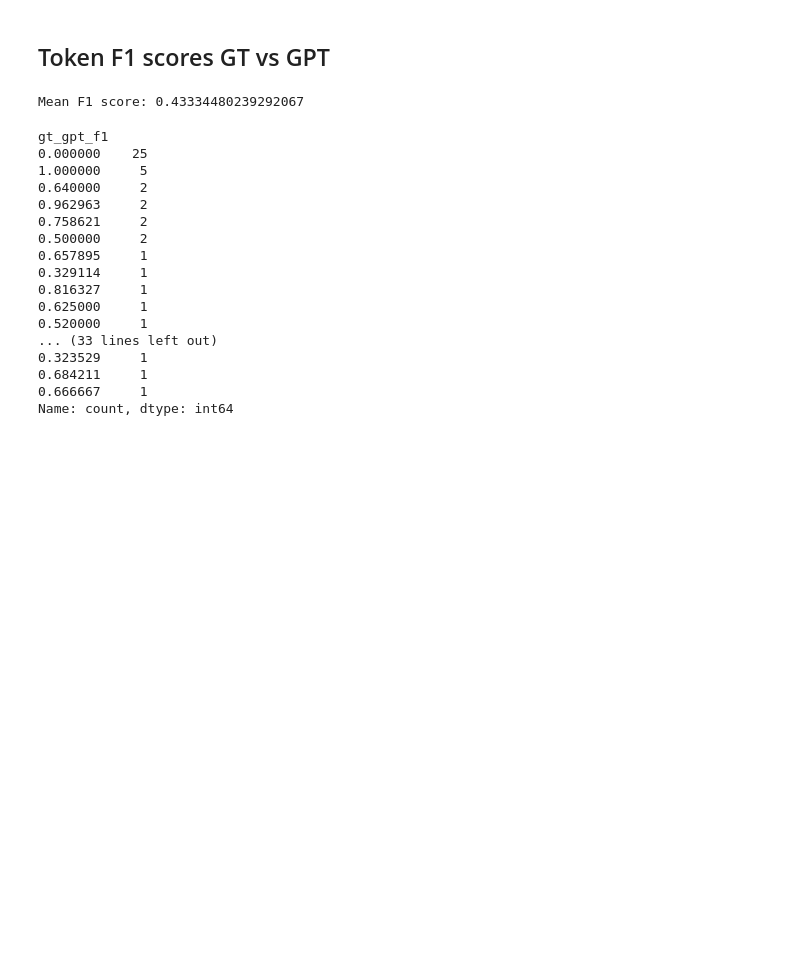
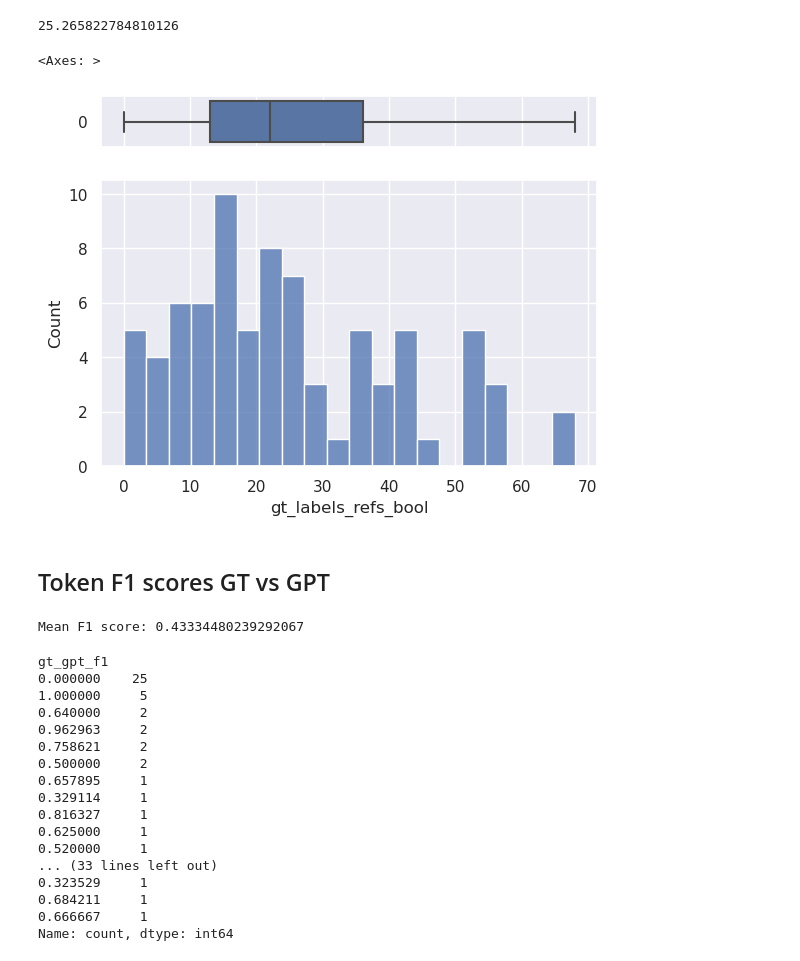
Before and after one commit to AntoninJarolim/multidoc2dial-reranking, a Jupyter notebook: notebooks/scoring_evaluation.ipynb, the cells around one changed output. Saved outputs shown, nothing was run; the diff lists cells and outputs as text; code cells hidden in the pictures; blank space fills up the shorter version.

```diff
--- a/notebooks/scoring_evaluation.ipynb
+++ b/notebooks/scoring_evaluation.ipynb
@@ -47,4 +63,16 @@ has_gt_labels                                                        True
 Name: 271, dtype: object
+# %%
+gt_lens = df[df["has_gt_labels"]]["gt_labels_refs_bool"].apply(lambda x: sum([int(x) for x in x])).reset_index(drop=True)
+
+print(gt_lens.mean())
+
+f, (ax_box, ax_hist) = plt.subplots(2, sharex=True, gridspec_kw={"height_ratios": (.15, .85)})
+sns.histplot(gt_lens, bins=20, ax=ax_hist)
+sns.boxplot(gt_lens, ax=ax_box, orient="h")
+# %% [output]
+25.265822784810126
+<Axes: >
+[figure, added]
 # %% [markdown]
 ## Token F1 scores GT vs GPT
 # %%
```
Also changed, not shown: parts of 21 cells of this notebook, 1 other file.
